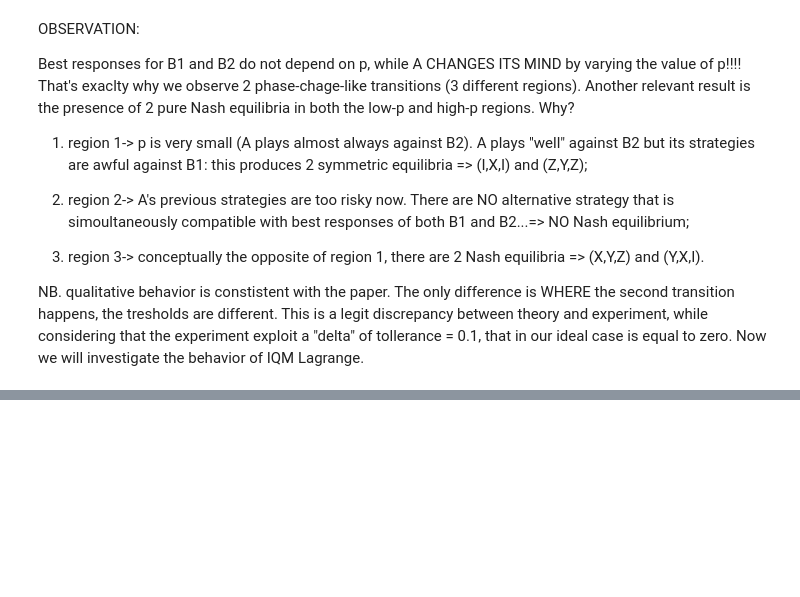
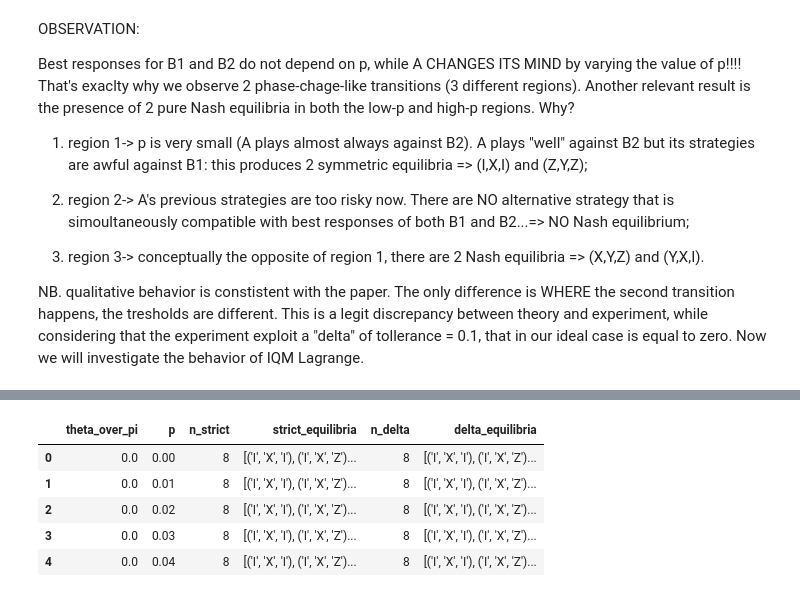
Before and after one commit to paperback99-byte/BAYESIAN-QUANTUM-GAMES, a Jupyter notebook: BAYESIAN_QUANTUM_GAMES.ipynb, the cells around one changed output, grey strips where cells are left out. Cells and saved outputs as stored; diff of their text form; code cells hidden in the pictures; blank space fills up the shorter version.

```diff
--- a/BAYESIAN_QUANTUM_GAMES.ipynb
+++ b/BAYESIAN_QUANTUM_GAMES.ipynb
@@ -203,6 +203,10 @@ def create_all_2q_circuits(theta):
         )
 
     return circuits
+# %%
+theta = np.pi / 20
+
+circuits_2q = create_all_2q_circuits(theta)
 # %%
 for strategy_pair, circuit in circuits_2q.items():
 
@@ -1127,0 +1630,47 @@ NB. qualitative behavior is constistent with the paper. The only difference is W
+# %%
+nash_rows = []
+
+for theta_key, result in ideal_results.items():
+
+    for p in P_VALUES:
+
+        p = round(float(p), 2)
+
+        strict_eq = result[
+            "strict_nash"
+        ][p]
+
+        delta_eq = result[
+            "delta_nash"
+        ][p]
+
+        nash_rows.append({
+            "theta_over_pi": theta_key,
+            "p": p,
+
+            "n_strict":
+                len(strict_eq),
+
+            "strict_equilibria":
+                str(strict_eq),
+
+            "n_delta":
+                len(delta_eq),
+
+            "delta_equilibria":
+                str(delta_eq)
+        })
+
+
+ideal_nash_df = pd.DataFrame(
+    nash_rows
+)
+# %%
+ideal_nash_df.head()
+# %% [output]
+|  | theta_over_pi | p | n_strict | strict_equilibria | n_delta | delta_equilibria |
+| 0 | 0.0 | 0.00 | 8 | [('I', 'X', 'I'), ('I', 'X', 'Z')... | 8 | [('I', 'X', 'I'), ('I', 'X', 'Z')... |
+| 1 | 0.0 | 0.01 | 8 | [('I', 'X', 'I'), ('I', 'X', 'Z')... | 8 | [('I', 'X', 'I'), ('I', 'X', 'Z')... |
+| 2 | 0.0 | 0.02 | 8 | [('I', 'X', 'I'), ('I', 'X', 'Z')... | 8 | [('I', 'X', 'I'), ('I', 'X', 'Z')... |
+| 3 | 0.0 | 0.03 | 8 | [('I', 'X', 'I'), ('I', 'X', 'Z')... | 8 | [('I', 'X', 'I'), ('I', 'X', 'Z')... |
+| 4 | 0.0 | 0.04 | 8 | [('I', 'X', 'I'), ('I', 'X', 'Z')... | 8 | [('I', 'X', 'I'), ('I', 'X', 'Z')... |
```
Also changed, not shown: parts of 18 cells of this notebook.
